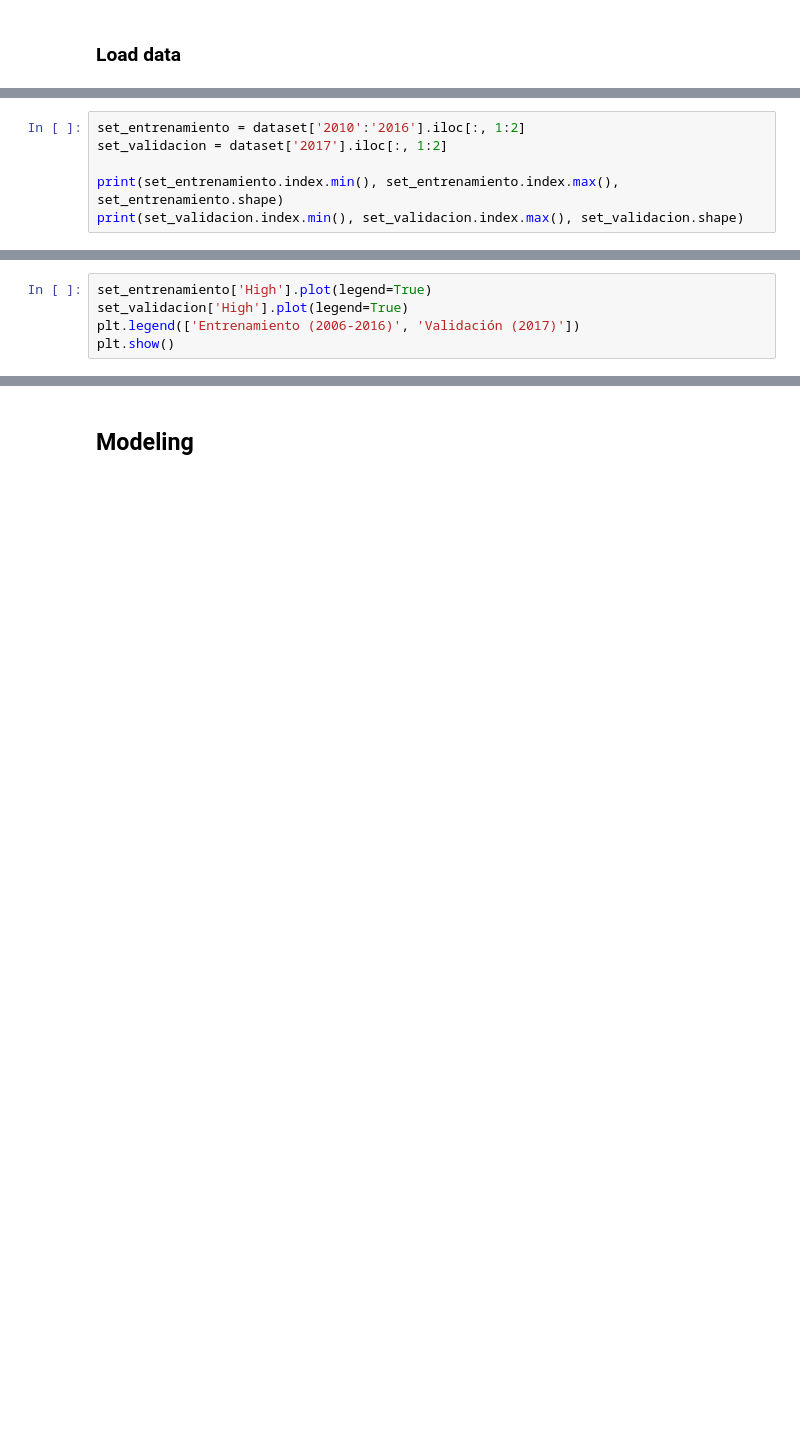
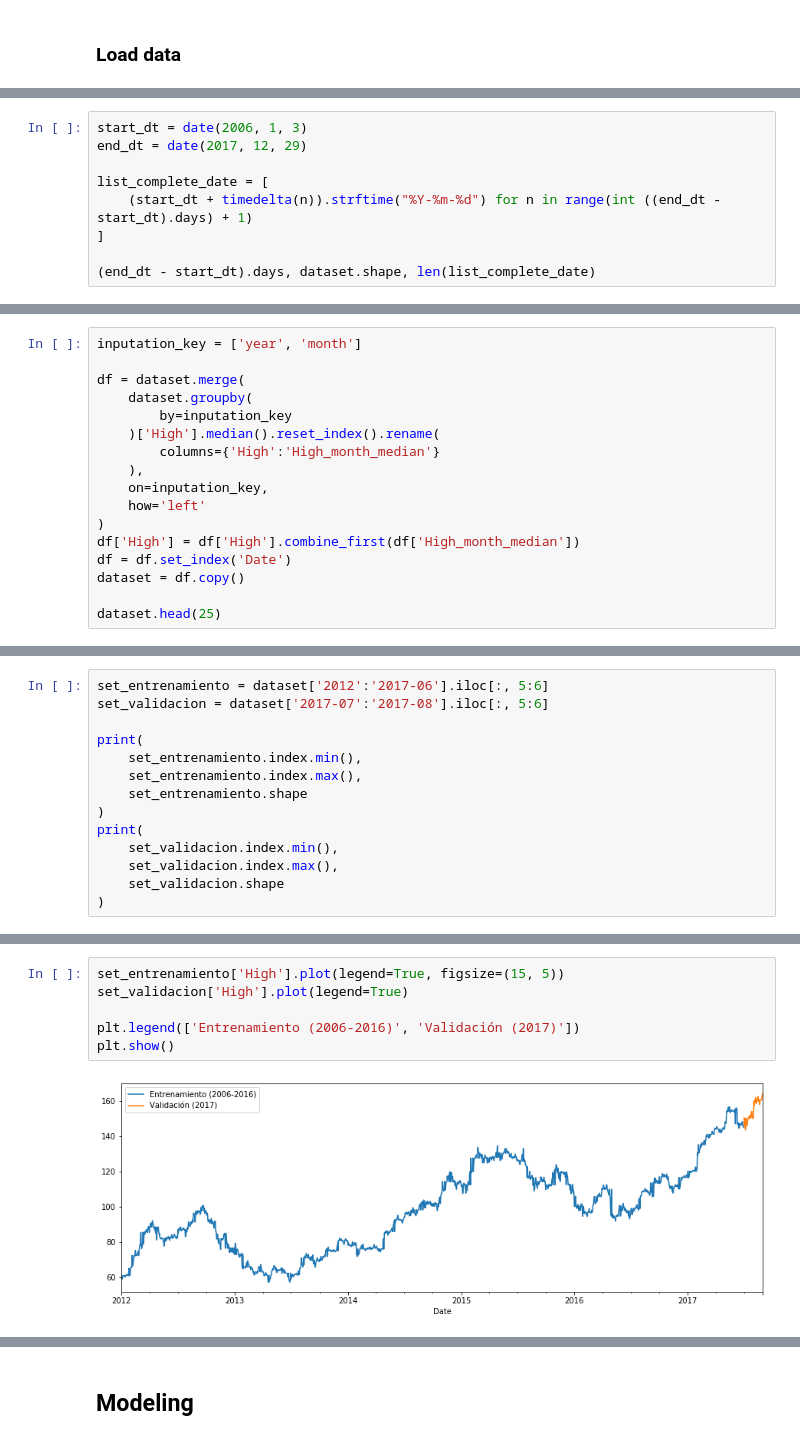
Before and after one commit to kendalvictor/tests_courses_research, a Jupyter notebook: YOUTUBE/codificandobits/09_Prediccion_de_acciones_en_la_bolsa_con_redes_LSTM-master/LSTM-build_real_prediction.ipynb, the cells around one changed output, grey strips where cells are left out. Saved outputs shown, nothing was run; the diff lists cells and outputs as text; blank space fills up the shorter version.

```diff
--- a/YOUTUBE/codificandobits/09_Prediccion_de_acciones_en_la_bolsa_con_redes_LSTM-master/LSTM-build_real_prediction.ipynb
+++ b/YOUTUBE/codificandobits/09_Prediccion_de_acciones_en_la_bolsa_con_redes_LSTM-master/LSTM-build_real_prediction.ipynb
@@ -36,0 +72,9 @@ dataset.index
+# %%
+start_dt = date(2006, 1, 3)
+end_dt = date(2017, 12, 29)
+
+list_complete_date = [
+    (start_dt + timedelta(n)).strftime("%Y-%m-%d") for n in range(int ((end_dt - start_dt).days) + 1)
+]
+
+(end_dt - start_dt).days, dataset.shape, len(list_complete_date)
@@ -36,0 +113,17 @@ dataset.index
+# %%
+inputation_key = ['year', 'month']
+
+df = dataset.merge(
+    dataset.groupby(
+        by=inputation_key
+    )['High'].median().reset_index().rename(
+        columns={'High':'High_month_median'}
+    ),
+    on=inputation_key,
+    how='left'
+)
+df['High'] = df['High'].combine_first(df['High_month_median'])
+df = df.set_index('Date')
+dataset = df.copy()
+
+dataset.head(25)
@@ -39,6 +155,14 @@ dataset.index.min(), dataset.index.max(), dataset.shape
 # %%
-set_entrenamiento = dataset['2010':'2016'].iloc[:, 1:2]
-set_validacion = dataset['2017'].iloc[:, 1:2]
+set_entrenamiento = dataset['2012':'2017-06'].iloc[:, 5:6]
+set_validacion = dataset['2017-07':'2017-08'].iloc[:, 5:6]
 
-print(set_entrenamiento.index.min(), set_entrenamiento.index.max(), set_entrenamiento.shape)
-print(set_validacion.index.min(), set_validacion.index.max(), set_validacion.shape)
+print(
+    set_entrenamiento.index.min(),
+    set_entrenamiento.index.max(),
+    set_entrenamiento.shape
+)
+print(
+    set_validacion.index.min(),
+    set_validacion.index.max(),
+    set_validacion.shape
+)
@@ -52,6 +194,9 @@ display(set_validacion.tail(2))
 # %%
-set_entrenamiento['High'].plot(legend=True)
+set_entrenamiento['High'].plot(legend=True, figsize=(15, 5))
 set_validacion['High'].plot(legend=True)
+
 plt.legend(['Entrenamiento (2006-2016)', 'Validación (2017)'])
 plt.show()
+# %% [output]
+[figure, added]
 # %%
```
Also changed, not shown: parts of 30 cells of this notebook, 1 other file.
